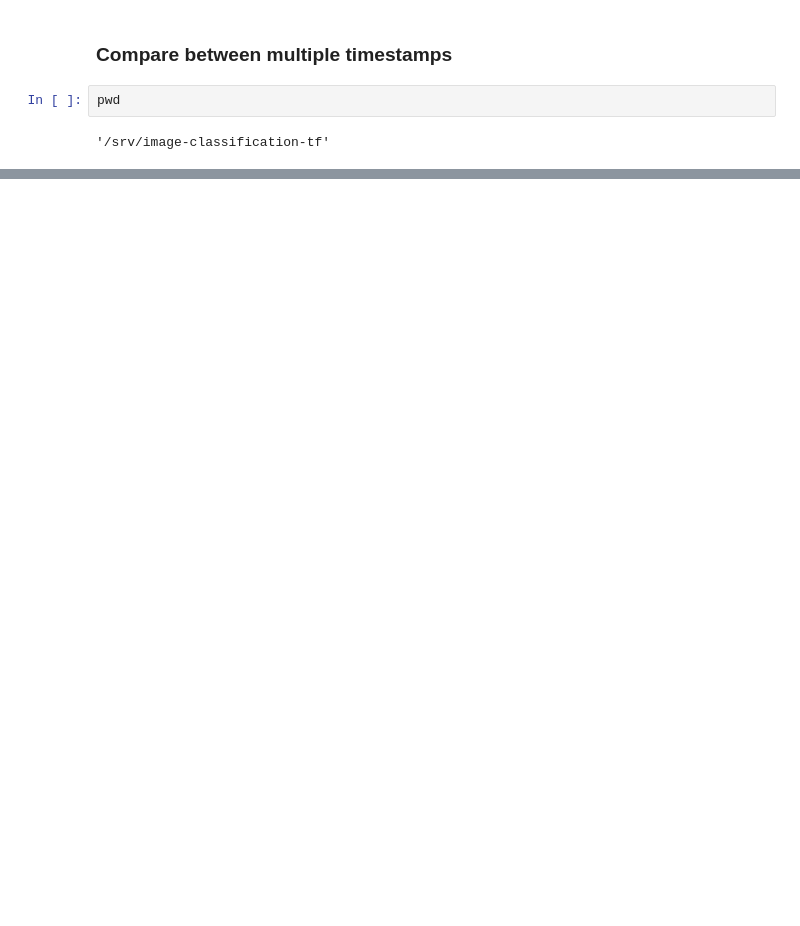
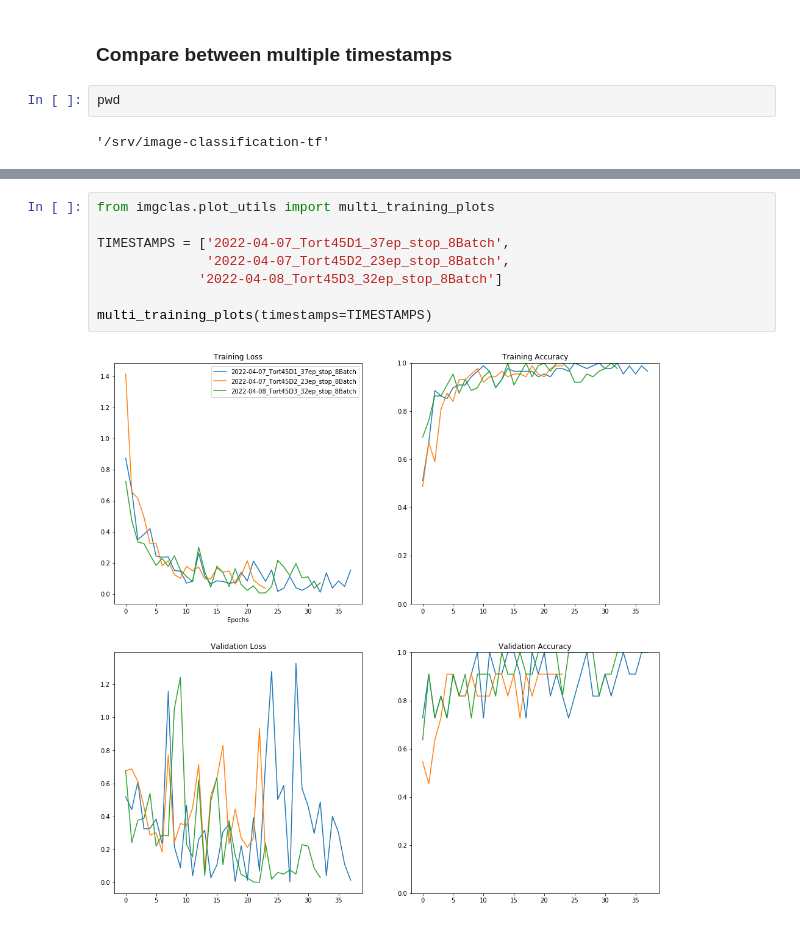
Before and after one commit to MiriamCobo/CoronaryArteries, a Jupyter notebook: notebooks/2.0-Model_training.ipynb, the cells around one changed output, grey strips where cells are left out. Cells and saved outputs as stored; diff of their text form; blank space fills up the shorter version.

```diff
--- a/notebooks/2.0-Model_training.ipynb
+++ b/notebooks/2.0-Model_training.ipynb
@@ -116,0 +118,10 @@ multi_training_plots(timestamps=TIMESTAMPS)
+# %%
+from imgclas.plot_utils import multi_training_plots
+
+TIMESTAMPS = ['2022-04-07_Tort45D1_37ep_stop_8Batch',
+              '2022-04-07_Tort45D2_23ep_stop_8Batch',
+             '2022-04-08_Tort45D3_32ep_stop_8Batch']
+
+multi_training_plots(timestamps=TIMESTAMPS)
+# %% [output]
+[figure, added]
```
Also changed, not shown: parts of 6 cells of this notebook, 4 other files.
